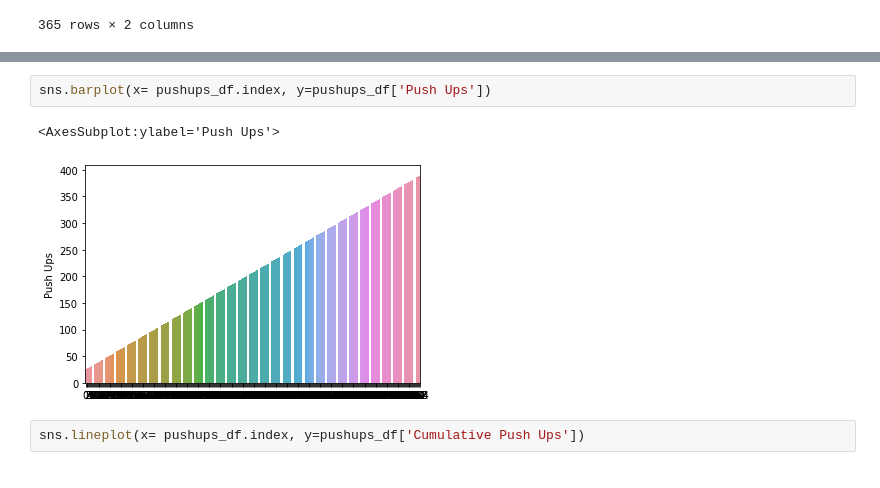
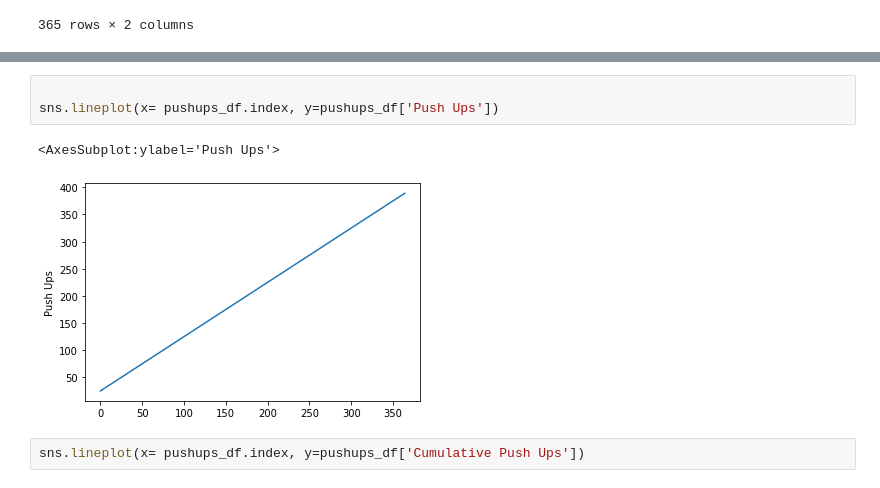
Before and after one commit to Greg-Kojadinovich/pu, a Jupyter notebook: PushUps.ipynb, the cells around one changed output, grey strips where cells are left out. Cells and saved outputs as stored; diff of their text form.

Commit message:
Update PushUps.ipynb
Updating notebook

```diff
--- a/PushUps.ipynb
+++ b/PushUps.ipynb
@@ -54,8 +60,9 @@ pushups_df
 # %%
-sns.barplot(x= pushups_df.index, y=pushups_df['Push Ups'])
+
+sns.lineplot(x= pushups_df.index, y=pushups_df['Push Ups'])
 # %% [output]
 <AxesSubplot:ylabel='Push Ups'>
-[figure, old version]
+[figure, new version]
 # %%
 sns.lineplot(x= pushups_df.index, y=pushups_df['Cumulative Push Ups'])
 # %% [output]
```
Also changed, not shown: parts of 10 cells of this notebook.
